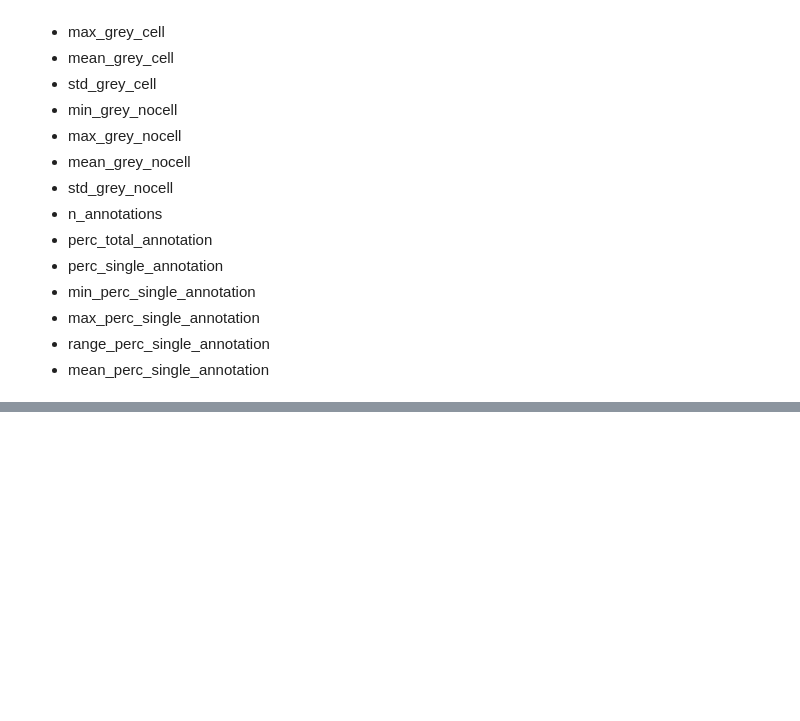
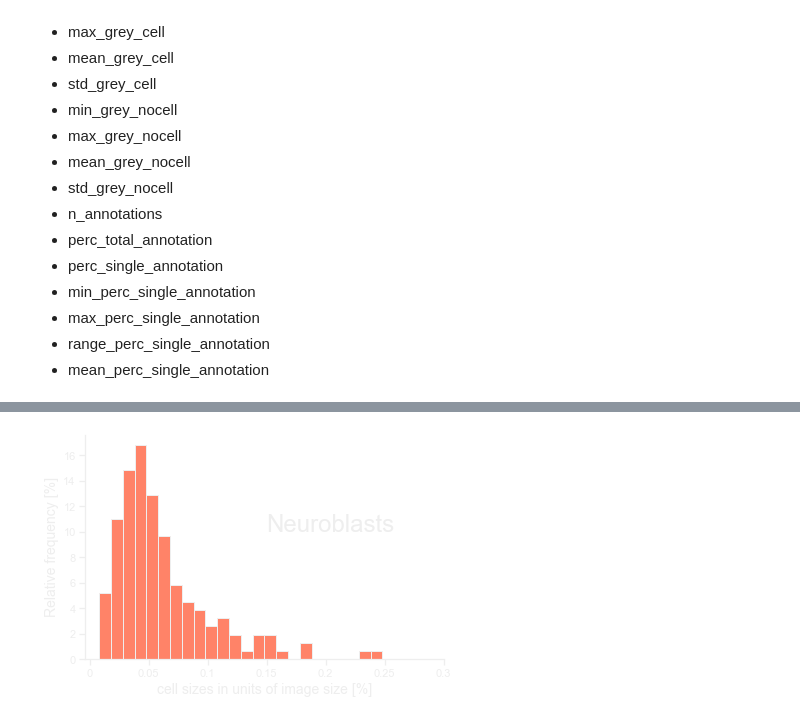
Before and after one commit to TorboXor/WHAT-THE-CELL...-AND-WHERE-, a Jupyter notebook: notebooks/EDA/02_figures.ipynb, the cells around one changed output, grey strips where cells are left out. Saved outputs shown, nothing was run; the diff lists cells and outputs as text; code cells hidden in the pictures; blank space fills up the shorter version.

```diff
--- a/notebooks/EDA/02_figures.ipynb
+++ b/notebooks/EDA/02_figures.ipynb
@@ -72,0 +129,27 @@ ff.scatterplot_and_img(df_uniq, df_uniq["cell_type"].unique(), "min_perc_single_
+# %%
+fontcolor = "#EEEEEE"
+nf_orange = "#FF5A36"
+dfshsy5y = df_uniq.loc[df_uniq['cell_type'] == 'shsy5y']
+ax = sns.histplot(x = dfshsy5y.perc_single_annotation, binwidth = 0.0001,
+                    edgecolor = fontcolor, color = nf_orange, stat='percent')
+
+
+plt.rcParams.update({'text.color' : fontcolor,
+                     'axes.labelcolor' : fontcolor,
+                     'xtick.color' : fontcolor,
+                     'ytick.color' : fontcolor})
+
+ax.set_xlabel('cell sizes in units of image size [%]', fontsize=14)
+ax.set_ylabel('Relative frequency [%]', fontsize=14)
+ax.spines['left'].set_color(fontcolor)
+ax.spines['bottom'].set_color(fontcolor)
+ax.text(0.0015, 10, "Neuroblasts", fontsize=24)
+ax.set_xticks([0,0.0005,0.001,0.0015, 0.002, 0.0025, 0.003])
+ax.set_xticklabels([0,0.05,0.1,0.15, 0.2, 0.25, 0.3])
+
+
+sns.despine(top = True, right = True)
+plt.tight_layout()
+plt.savefig("neuroblasts.png", dpi=300, transparent=True)
+# %% [output]
+[figure, added]
```
Also changed, not shown: parts of 8 cells of this notebook.
